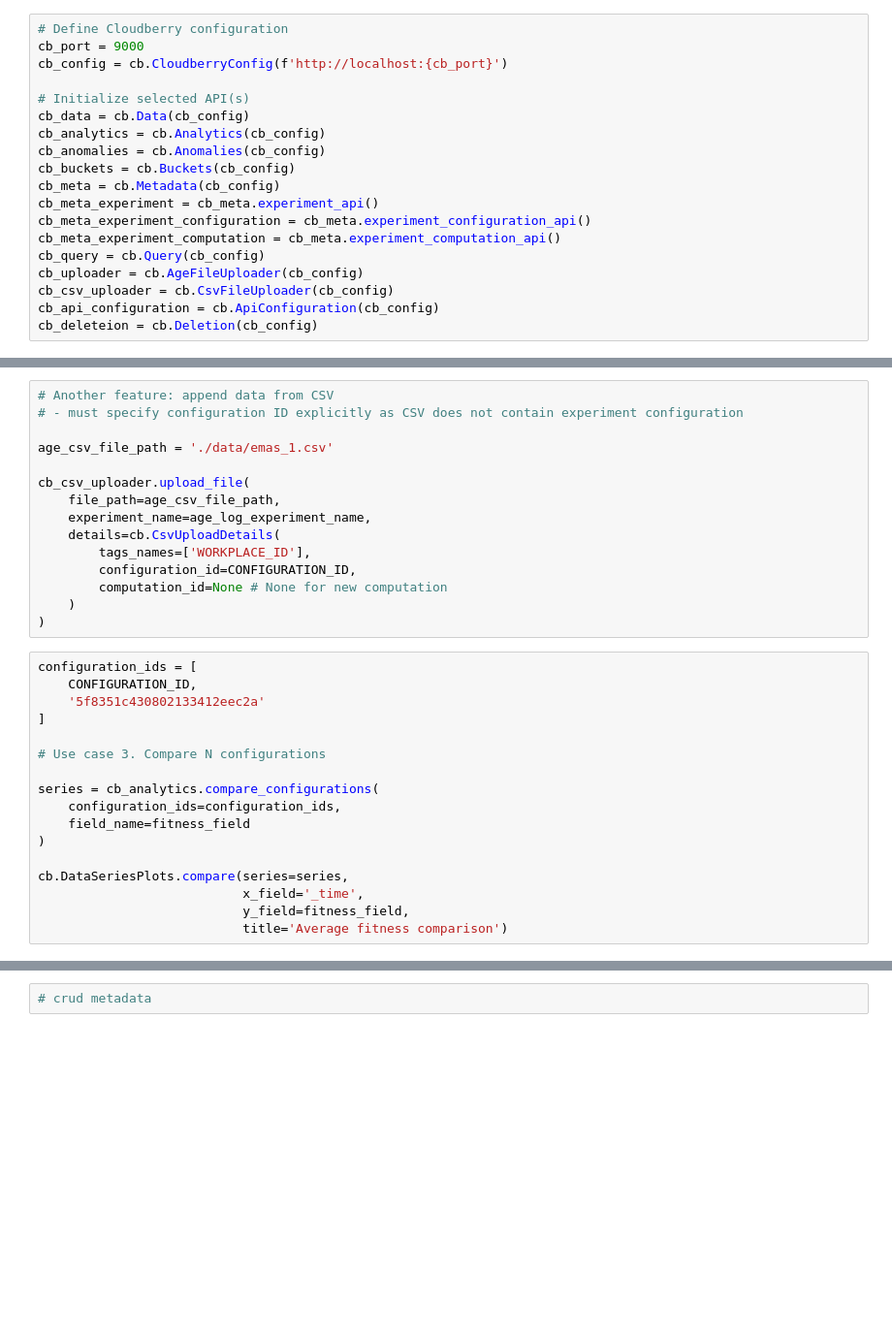
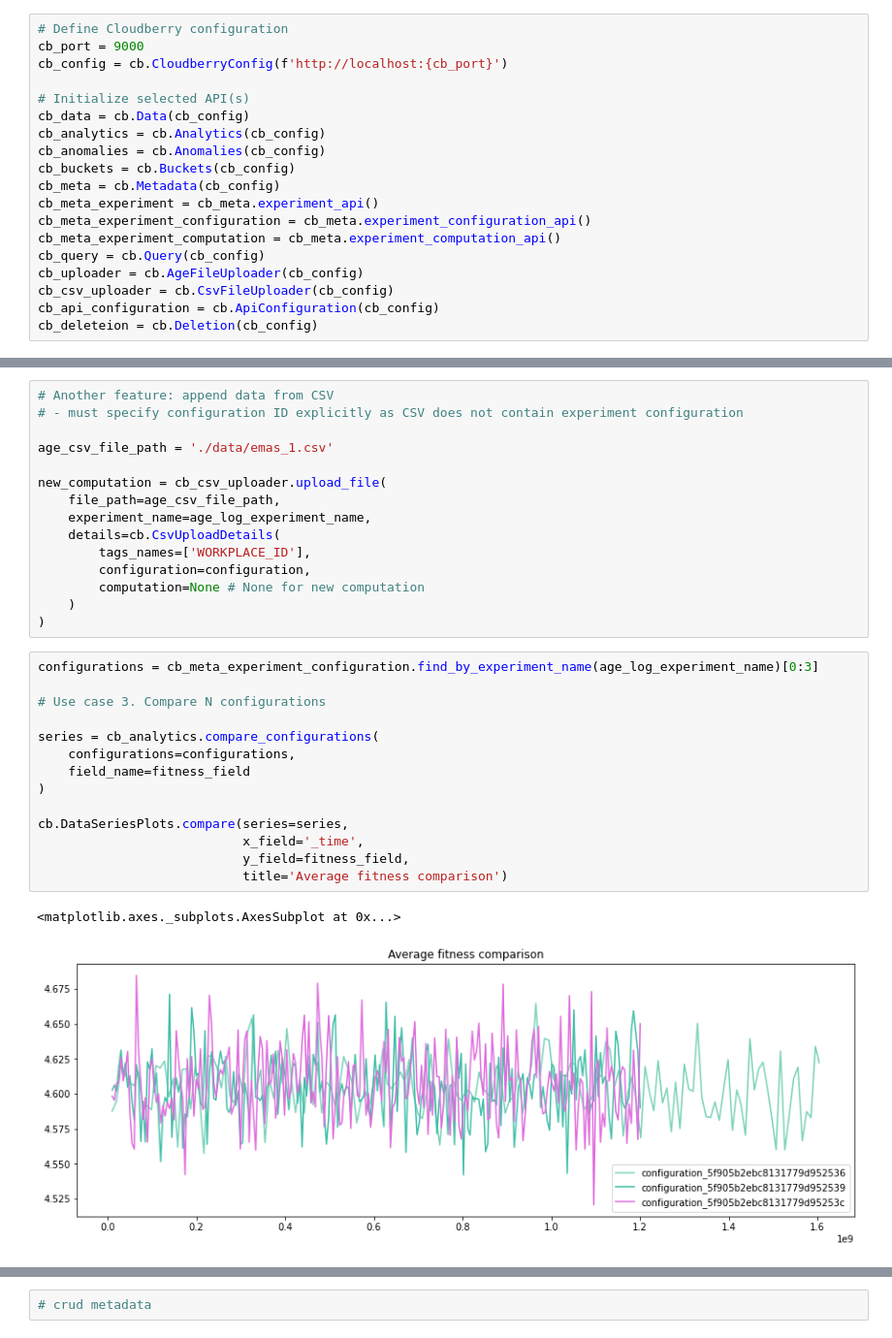
Before and after one commit to olliekrk/cloud-berry, a Jupyter notebook: cloudberry-py/cloudberry_demo.ipynb, the cells around one changed output, grey strips where cells are left out. Shown at 97% size. Drawn from its saved outputs; the diff is of its cells as text; blank space fills up the shorter version.

```diff
--- a/cloudberry-py/cloudberry_demo.ipynb
+++ b/cloudberry-py/cloudberry_demo.ipynb
@@ -196,32 +236,32 @@ cb.DataSeriesPlots.compare(series=series,
 
 age_csv_file_path = './data/emas_1.csv'
 
-cb_csv_uploader.upload_file(
+new_computation = cb_csv_uploader.upload_file(
     file_path=age_csv_file_path,
     experiment_name=age_log_experiment_name,
     details=cb.CsvUploadDetails(
         tags_names=['WORKPLACE_ID'],
-        configuration_id=CONFIGURATION_ID,
-        computation_id=None # None for new computation
+        configuration=configuration,
+        computation=None # None for new computation
     )
 )
 # %%
-configuration_ids = [
-    CONFIGURATION_ID,
-    '5f8351c430802133412eec2a'
-]
+configurations = cb_meta_experiment_configuration.find_by_experiment_name(age_log_experiment_name)[0:3]
 
 # Use case 3. Compare N configurations
 
 series = cb_analytics.compare_configurations(
-    configuration_ids=configuration_ids,
+    configurations=configurations,
     field_name=fitness_field
 )
 
 cb.DataSeriesPlots.compare(series=series,
                            x_field='_time',
                            y_field=fitness_field,
                            title='Average fitness comparison')
+# %% [output]
+<matplotlib.axes._subplots.AxesSubplot at 0x...>
+[figure, added]
 # %%
 # Use case 4. Compare all configurations for experiment
 
```
Also changed, not shown: parts of 38 cells of this notebook, 17 other files.
